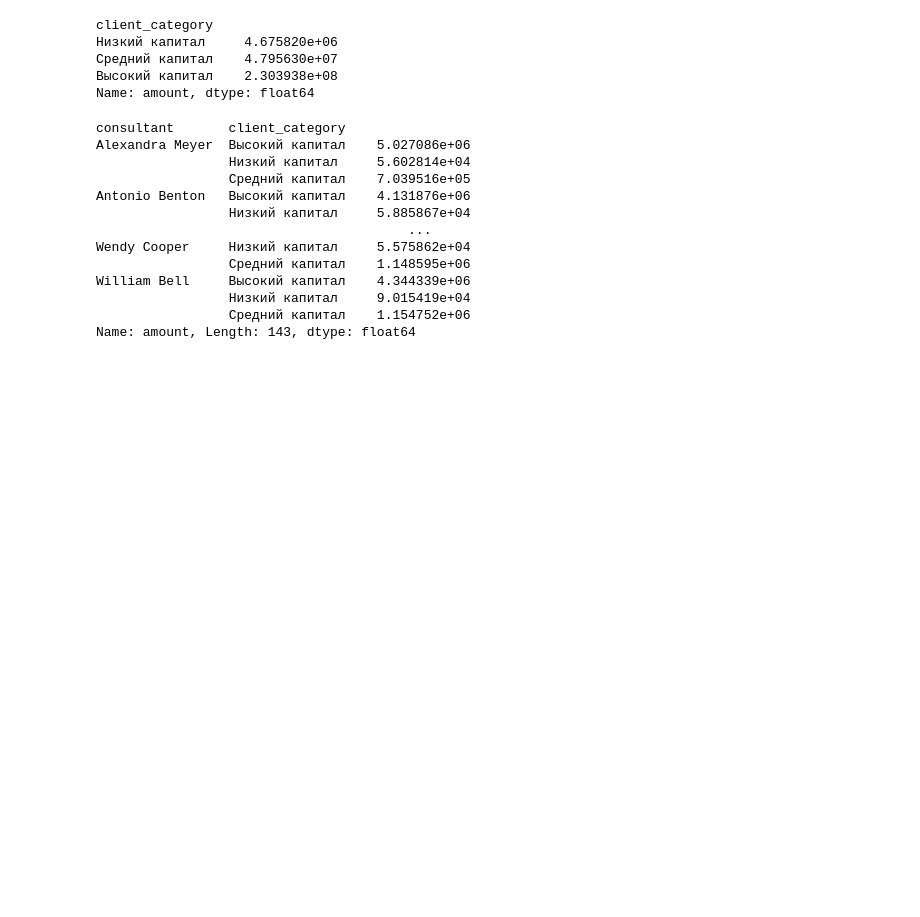
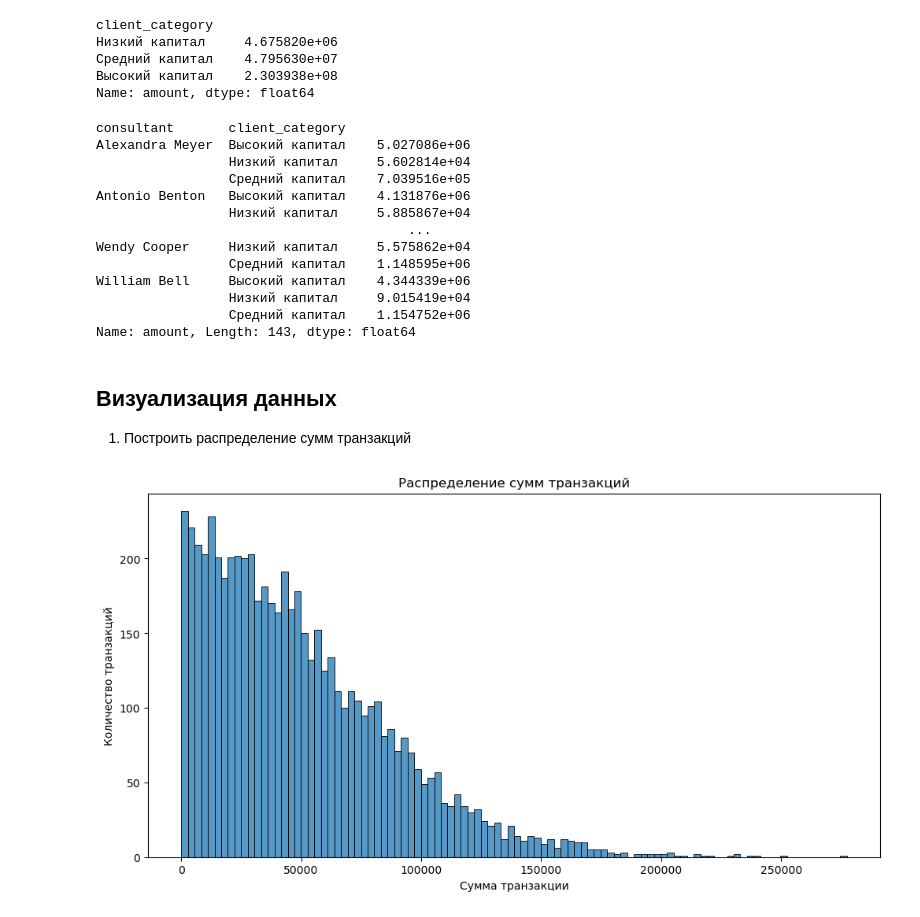
Before and after one commit to nekkkkate/aton_test_task, a Jupyter notebook: first_task/financial_analysis.ipynb, the cells around one changed output. Saved outputs shown, nothing was run; the diff lists cells and outputs as text; code cells hidden in the pictures; blank space fills up the shorter version.

Commit message:
added visualisation

```diff
--- a/first_task/financial_analysis.ipynb
+++ b/first_task/financial_analysis.ipynb
@@ -368,3 +368,21 @@ William Bell     Высокий капитал    4.344339e+06
                  Низкий капитал     9.015419e+04
                  Средний капитал    1.154752e+06
 Name: amount, Length: 143, dtype: float64
+# %% [markdown]
+## Визуализация данных
+
+1. Построить распределение сумм транзакций
+# %%
+import seaborn as sbn
+import matplotlib.pyplot as plt
+
+plt.figure(figsize=(12, 6))
+
+sbn.histplot(data=transactions_data, x='amount', bins=100)
+
+plt.title('Распределение сумм транзакций')
+plt.xlabel('Сумма транзакции')
+plt.ylabel('Количество транзакций')
+plt.show()
+# %% [output]
+[figure, added]
```
Also changed, not shown: parts of 4 cells of this notebook.
